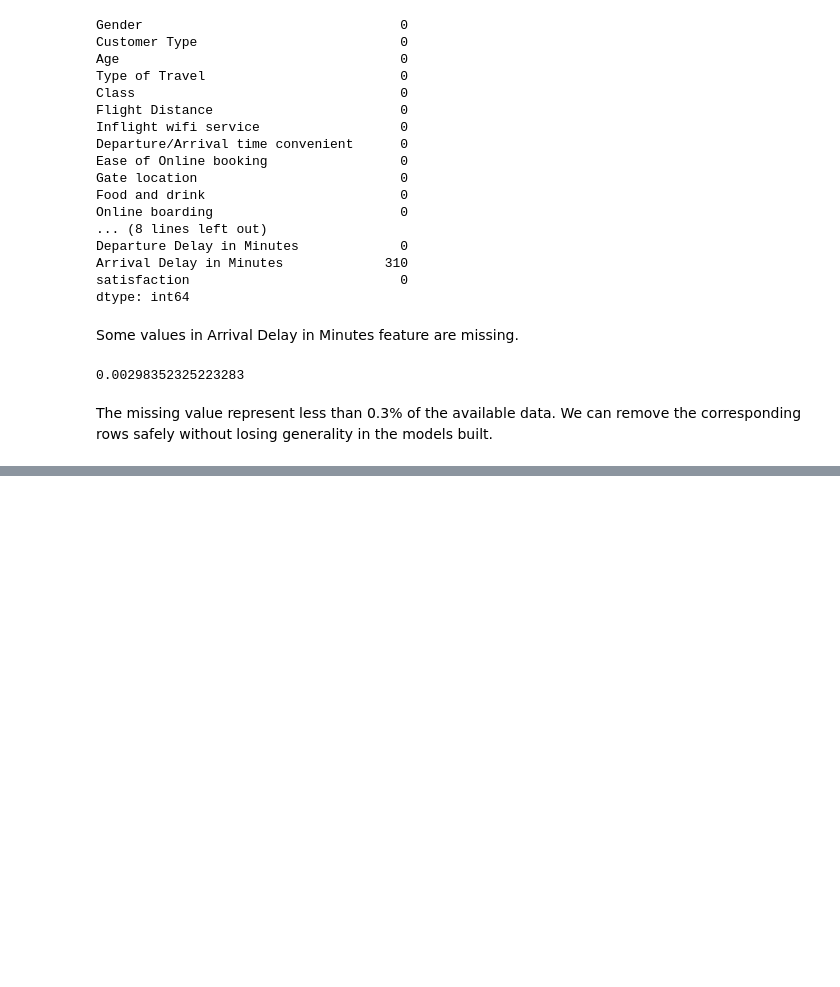
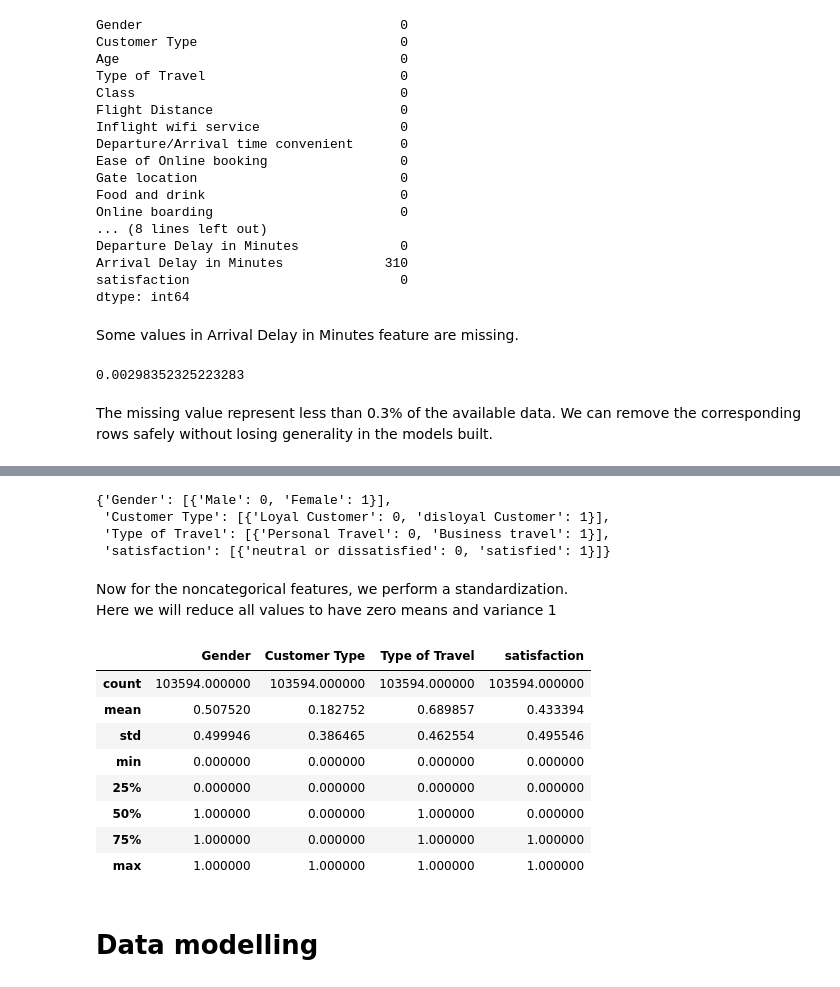
Before and after one commit to qbootstud5/Assignment_3, a Jupyter notebook: notebook.ipynb, the cells around one changed output, grey strips where cells are left out. Drawn from its saved outputs; the diff is of its cells as text; code cells hidden in the pictures; blank space fills up the shorter version.

```diff
--- a/notebook.ipynb
+++ b/notebook.ipynb
@@ -113,0 +241,9 @@ data.describe()
+# %%
+binary_mapping = {}
+for col in binary_columns:
+    data[col] = data[col].astype('object')
+    print(data[col].info())
+    print(col)
+    unique_data = list(data[col].unique())
+    binary_mapping[col] = [{val: unique_data.index(val) for val in unique_data}]
+    data[col] = data[col].map({val: unique_data.index(val) for val in unique_data})
@@ -113,0 +283,26 @@ data.describe()
+# %%
+binary_mapping
+# %% [output]
+{'Gender': [{'Male': 0, 'Female': 1}],
+ 'Customer Type': [{'Loyal Customer': 0, 'disloyal Customer': 1}],
+ 'Type of Travel': [{'Personal Travel': 0, 'Business travel': 1}],
+ 'satisfaction': [{'neutral or dissatisfied': 0, 'satisfied': 1}]}
+# %% [markdown]
+Now for the noncategorical features, we perform a standardization. \
+Here we will reduce all values to have zero means and variance 1
+# %%
+data[noncategorical_columns] = (data[noncategorical_columns]-data[noncategorical_columns].mean(axis=0))/data[noncategorical_columns].std(axis=0)
+# %%
+data[binary_columns].describe()
+# %% [output]
+|  | Gender | Customer Type | Type of Travel | satisfaction |
+| count | 103594.000000 | 103594.000000 | 103594.000000 | 103594.000000 |
+| mean | 0.507520 | 0.182752 | 0.689857 | 0.433394 |
+| std | 0.499946 | 0.386465 | 0.462554 | 0.495546 |
+| min | 0.000000 | 0.000000 | 0.000000 | 0.000000 |
+| 25% | 0.000000 | 0.000000 | 0.000000 | 0.000000 |
+| 50% | 1.000000 | 0.000000 | 1.000000 | 0.000000 |
+| 75% | 1.000000 | 0.000000 | 1.000000 | 1.000000 |
+| max | 1.000000 | 1.000000 | 1.000000 | 1.000000 |
+# %% [markdown]
+# Data modelling
```
Also changed, not shown: parts of 25 cells of this notebook.
